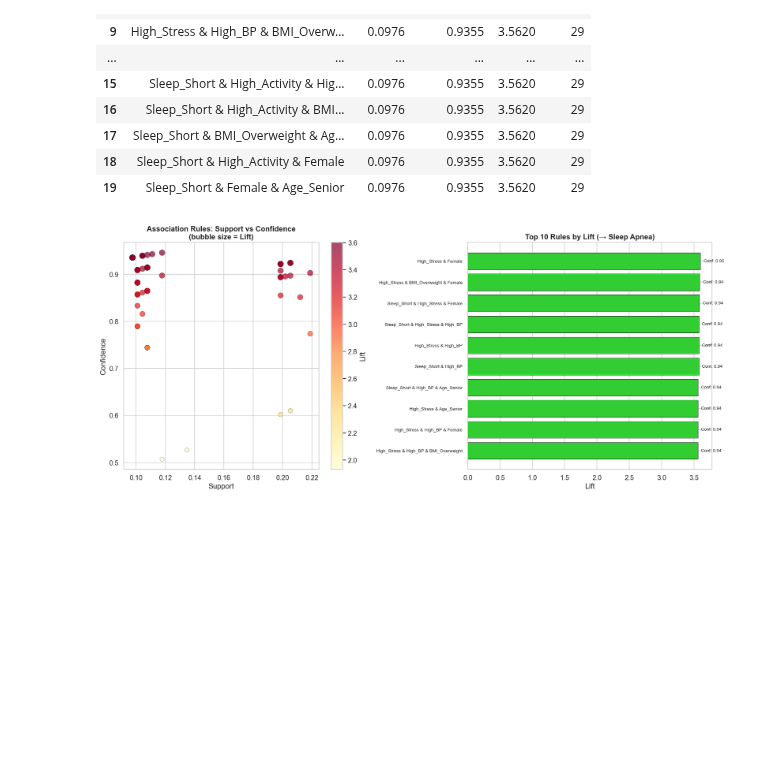
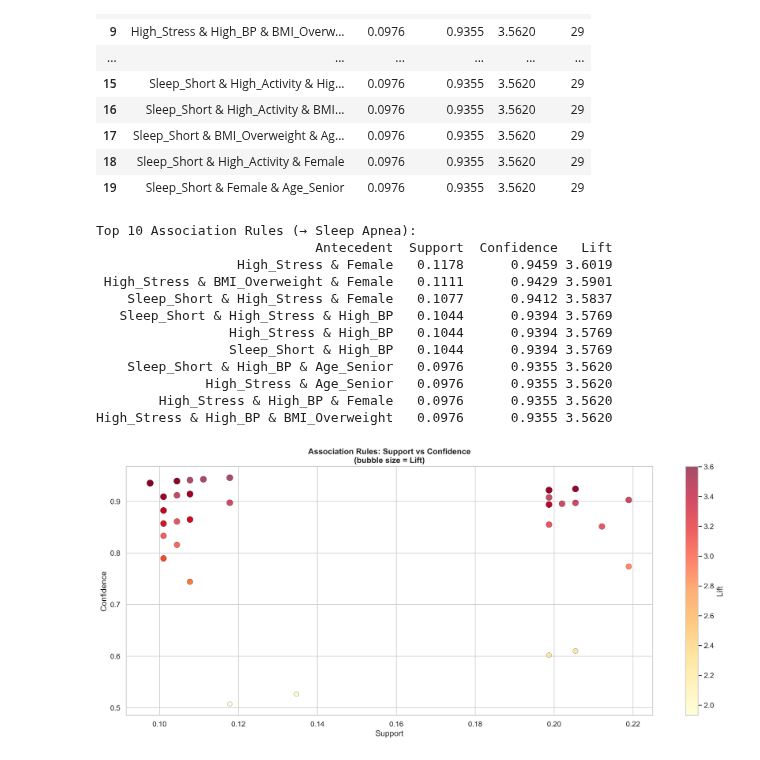
Before and after one commit to shreyaslakhotia/BC2407_Project_SleepGuard, a Jupyter notebook: BC2407.ipynb, the cells around one changed output. Cells and saved outputs as stored; diff of their text form; code cells hidden in the pictures; blank space fills up the shorter version.

```diff
--- a/BC2407.ipynb
+++ b/BC2407.ipynb
@@ -186,7 +186,7 @@ plt.show()
 [figure]
 # %%
 # Figure 2: Demographics
-fig, axes = plt.subplots(2, 2, figsize=(14, 10))
+fig, axes = plt.subplots(2, 2, figsize=(14, 10), dpi = 300)
 
 for disorder, color in zip(['None', 'Sleep Apnea'], ['limegreen', 'salmon']):
     subset = df_binary[df_binary['Sleep Disorder'] == disorder]
@@ -254,7 +254,7 @@ df_binary_bp[['Systolic_BP', 'Diastolic_BP']] = (
     df_binary_bp['Blood Pressure'].str.split('/', expand=True).astype(int)
 )
 
-fig, axes = plt.subplots(1, 3, figsize=(18, 6))
+fig, axes = plt.subplots(1, 3, figsize=(18, 6), dpi = 300)
 
 sns.stripplot(data=df_binary_bp, x='Sleep Disorder', y='Systolic_BP', ax=axes[0],
               palette={'None': 'limegreen', 'Sleep Apnea': 'salmon'},
@@ -529,32 +529,34 @@ Top 20 Rules by Lift (→ Sleep Apnea):
 | 18 | Sleep_Short & High_Activity & Female | 0.0976 | 0.9355 | 3.5620 | 29 |
 | 19 | Sleep_Short & Female & Age_Senior | 0.0976 | 0.9355 | 3.5620 | 29 |
 # %%
-# Figure 7: Association rules visualisation
-fig, axes = plt.subplots(1, 2, figsize=(16, 7))
+fig, ax = plt.subplots(1, 1, figsize=(16, 7), dpi = 300)
 top_rules = rules_df.head(15).copy()
 
-scatter = axes[0].scatter(rules_df['Support'], rules_df['Confidence'],
+scatter = ax.scatter(rules_df['Support'], rules_df['Confidence'],
         c=rules_df['Lift'], cmap='YlOrRd',
         s=rules_df['Lift'] * 30, alpha=0.7,
         edgecolors='black', linewidth=0.3)
-plt.colorbar(scatter, ax=axes[0], label='Lift')
-axes[0].set_xlabel('Support')
-axes[0].set_ylabel('Confidence')
-axes[0].set_title('Association Rules: Support vs Confidence\n(bubble size = Lift)', fontweight='bold')
+plt.colorbar(scatter, label='Lift')
+ax.set_xlabel('Support')
+ax.set_ylabel('Confidence')
+ax.set_title('Association Rules: Support vs Confidence\n(bubble size = Lift)', fontweight='bold')
 
-top_rules_plot = top_rules.head(10)
-labels = [a[:40] + '...' if len(a) > 40 else a for a in top_rules_plot['Antecedent']]
-axes[1].barh(range(len(labels)), top_rules_plot['Lift'],
-                 color='limegreen', edgecolor='black', linewidth=0.5)
-axes[1].set_yticks(range(len(labels)))
-axes[1].set_yticklabels(labels, fontsize=8)
-axes[1].set_xlabel('Lift')
-axes[1].set_title('Top 10 Rules by Lift (→ Sleep Apnea)', fontweight='bold')
-axes[1].invert_yaxis()
-for i, (lift, conf) in enumerate(zip(top_rules_plot['Lift'], top_rules_plot['Confidence'])):
-    axes[1].text(lift + 0.05, i, f'Conf: {conf:.2f}', va='center', fontsize=8)
+print("\nTop 10 Association Rules (→ Sleep Apnea):")
+print(rules_df[['Antecedent', 'Support', 'Confidence', 'Lift']].head(10).to_string(index=False))
 
 plt.tight_layout()
 plt.show()
 # %% [output]
+Top 10 Association Rules (→ Sleep Apnea):
+                            Antecedent  Support  Confidence   Lift
+                  High_Stress & Female   0.1178      0.9459 3.6019
+ High_Stress & BMI_Overweight & Female   0.1111      0.9429 3.5901
+    Sleep_Short & High_Stress & Female   0.1077      0.9412 3.5837
+   Sleep_Short & High_Stress & High_BP   0.1044      0.9394 3.5769
+                 High_Stress & High_BP   0.1044      0.9394 3.5769
+                 Sleep_Short & High_BP   0.1044      0.9394 3.5769
+    Sleep_Short & High_BP & Age_Senior   0.0976      0.9355 3.5620
+              High_Stress & Age_Senior   0.0976      0.9355 3.5620
+        High_Stress & High_BP & Female   0.0976      0.9355 3.5620
+High_Stress & High_BP & BMI_Overweight   0.0976      0.9355 3.5620
-[figure, old version]
+[figure, new version]
```
Also changed, not shown: parts of 4 cells of this notebook, 1 other file.
